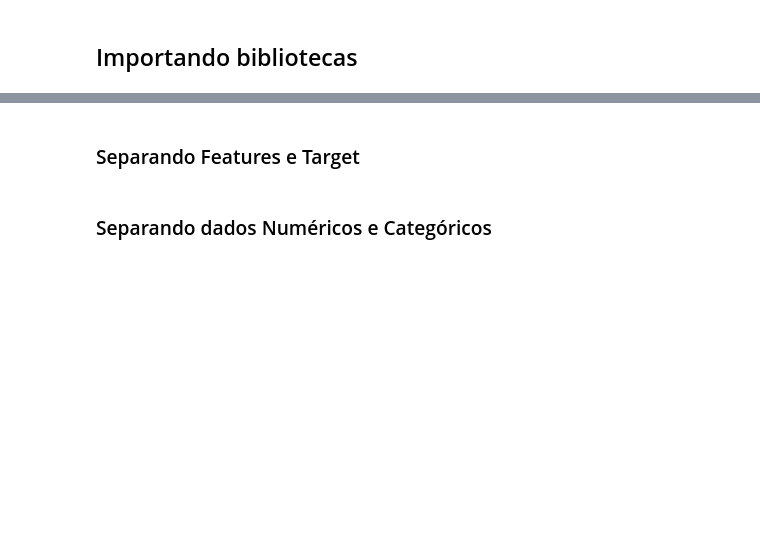
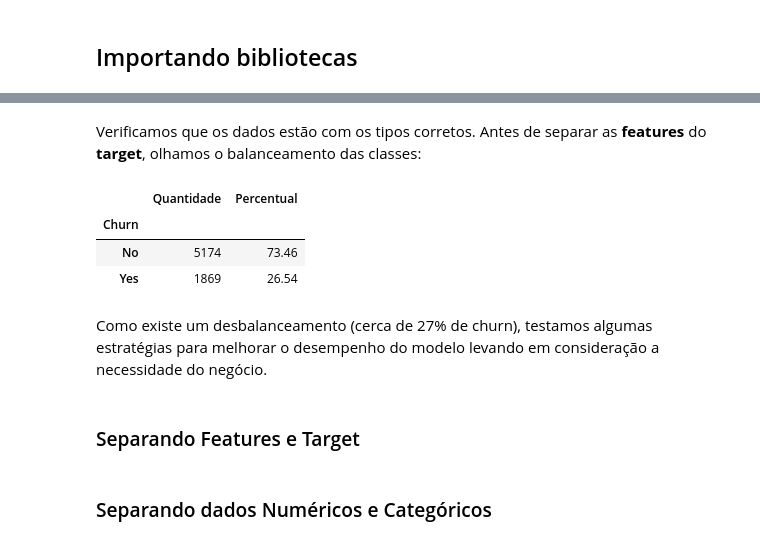
Before and after one commit to GrazielleNascimento/fiap-tech-challenge1-churn-prediction, a Jupyter notebook: notebooks/etapa_2/03_ensemble_models.ipynb, the cells around one changed output, grey strips where cells are left out. Saved outputs shown, nothing was run; the diff lists cells and outputs as text; code cells hidden in the pictures; blank space fills up the shorter version.

```diff
--- a/notebooks/etapa_2/03_ensemble_models.ipynb
+++ b/notebooks/etapa_2/03_ensemble_models.ipynb
@@ -98,3 +142,22 @@ df.info()
+# %% [markdown]
+Verificamos que os dados estão com os tipos corretos. Antes de separar as
+**features** do **target**, olhamos o balanceamento das classes:
+# %%
+balanceamento_classes = pd.DataFrame({
+    "Quantidade": df["Churn"].value_counts(),
+    "Percentual": df["Churn"].value_counts(normalize=True).mul(100).round(2),
+})
+
+balanceamento_classes
+# %% [output]
+|  | Quantidade | Percentual |
+| Churn |  |  |
+| No | 5174 | 73.46 |
+| Yes | 1869 | 26.54 |
+# %% [markdown]
+Como existe um desbalanceamento (cerca de 27% de churn), testamos algumas
+estratégias para melhorar o desempenho do modelo levando em consideração a
+necessidade do negócio.
 # %% [markdown]
 ### Separando Features e Target
 # %%
```
Also changed, not shown: parts of 50 cells of this notebook.
